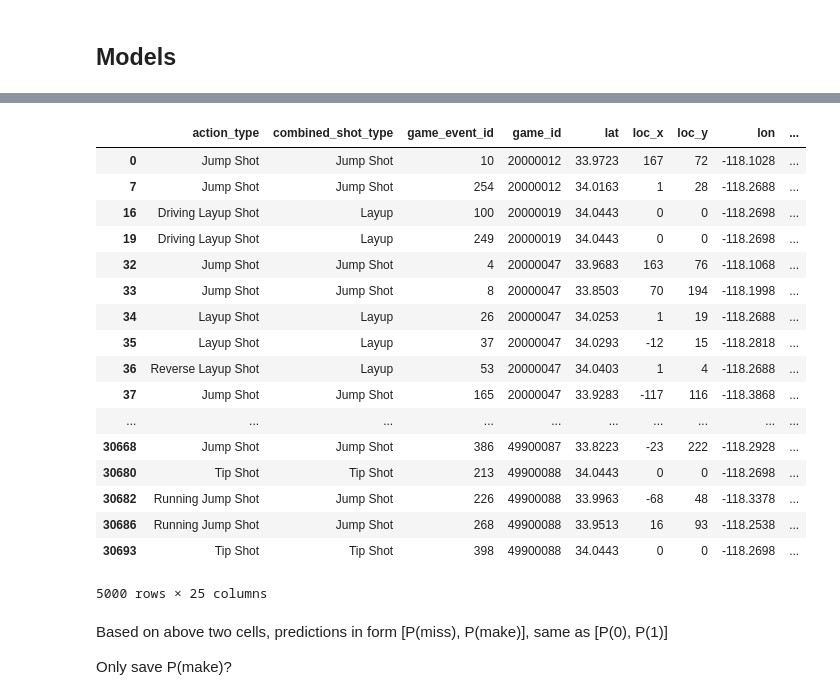
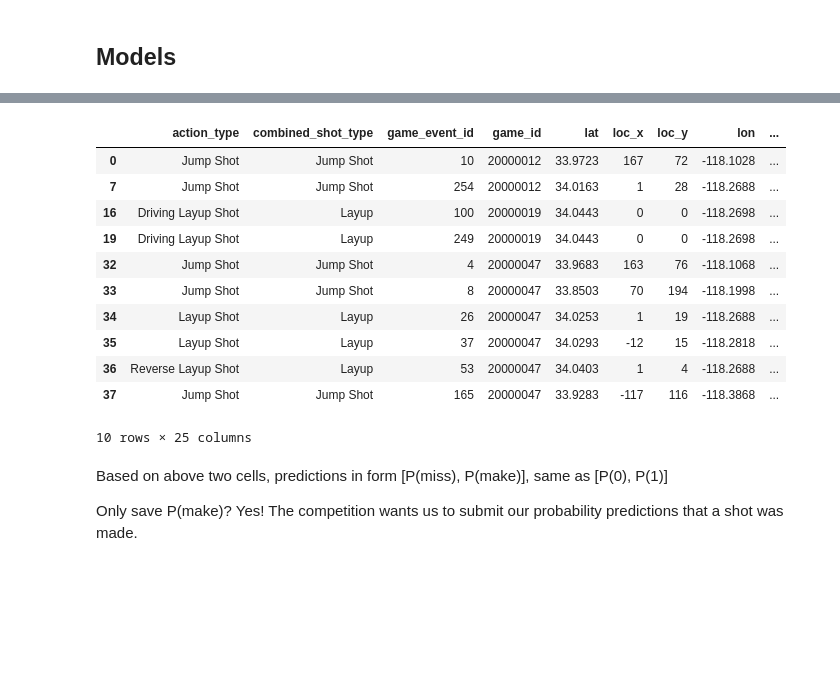
Before and after one commit to neil-ash/Kaggle, a Jupyter notebook: Kobe/Kobe_Kaggle_Model.ipynb, the cells around one changed output, grey strips where cells are left out. Drawn from its saved outputs; the diff is of its cells as text; code cells hidden in the pictures; blank space fills up the shorter version.

```diff
--- a/Kobe/Kobe_Kaggle_Model.ipynb
+++ b/Kobe/Kobe_Kaggle_Model.ipynb
@@ -239,29 +308,23 @@ array([[0.60979239, 0.39020761],
 # %%
 test_df = data[np.isnan(data.shot_made_flag)]
-test_df
+test_df.iloc[:10, :]
 # %% [output]
 |  | action_type | combined_shot_type | game_event_id | game_id | lat | loc_x | loc_y | lon | ... |
 | 0 | Jump Shot | Jump Shot | 10 | 20000012 | 33.9723 | 167 | 72 | -118.1028 | ... |
 | 7 | Jump Shot | Jump Shot | 254 | 20000012 | 34.0163 | 1 | 28 | -118.2688 | ... |
 | 16 | Driving Layup Shot | Layup | 100 | 20000019 | 34.0443 | 0 | 0 | -118.2698 | ... |
 | 19 | Driving Layup Shot | Layup | 249 | 20000019 | 34.0443 | 0 | 0 | -118.2698 | ... |
 | 32 | Jump Shot | Jump Shot | 4 | 20000047 | 33.9683 | 163 | 76 | -118.1068 | ... |
 | 33 | Jump Shot | Jump Shot | 8 | 20000047 | 33.8503 | 70 | 194 | -118.1998 | ... |
 | 34 | Layup Shot | Layup | 26 | 20000047 | 34.0253 | 1 | 19 | -118.2688 | ... |
 | 35 | Layup Shot | Layup | 37 | 20000047 | 34.0293 | -12 | 15 | -118.2818 | ... |
 | 36 | Reverse Layup Shot | Layup | 53 | 20000047 | 34.0403 | 1 | 4 | -118.2688 | ... |
 | 37 | Jump Shot | Jump Shot | 165 | 20000047 | 33.9283 | -117 | 116 | -118.3868 | ... |
-| ... | ... | ... | ... | ... | ... | ... | ... | ... | ... |
-| 30668 | Jump Shot | Jump Shot | 386 | 49900087 | 33.8223 | -23 | 222 | -118.2928 | ... |
-| 30680 | Tip Shot | Tip Shot | 213 | 49900088 | 34.0443 | 0 | 0 | -118.2698 | ... |
-| 30682 | Running Jump Shot | Jump Shot | 226 | 49900088 | 33.9963 | -68 | 48 | -118.3378 | ... |
-| 30686 | Running Jump Shot | Jump Shot | 268 | 49900088 | 33.9513 | 16 | 93 | -118.2538 | ... |
-| 30693 | Tip Shot | Tip Shot | 398 | 49900088 | 34.0443 | 0 | 0 | -118.2698 | ... |
-5000 rows × 25 columns
+10 rows × 25 columns
 # %% [markdown]
 Based on above two cells, predictions in form [P(miss), P(make)], same as [P(0), P(1)]
 
-Only save P(make)?
+Only save P(make)? Yes! The competition wants us to submit our probability predictions that a shot was made.
 # %%
 # setup np array for submission
 submission = np.hstack((test_df.shot_id.values.reshape(-1, 1).astype(object),
```
Also changed, not shown: parts of 21 cells of this notebook.
